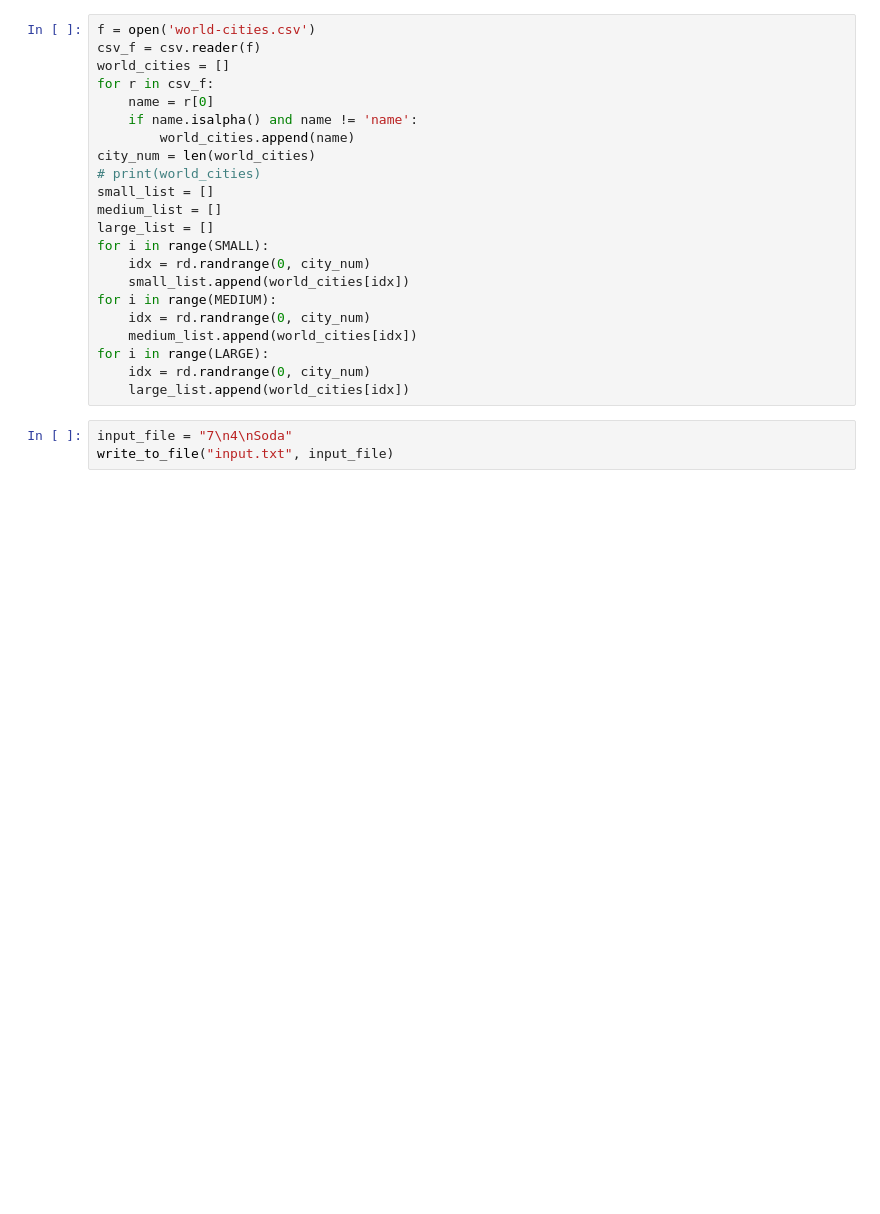
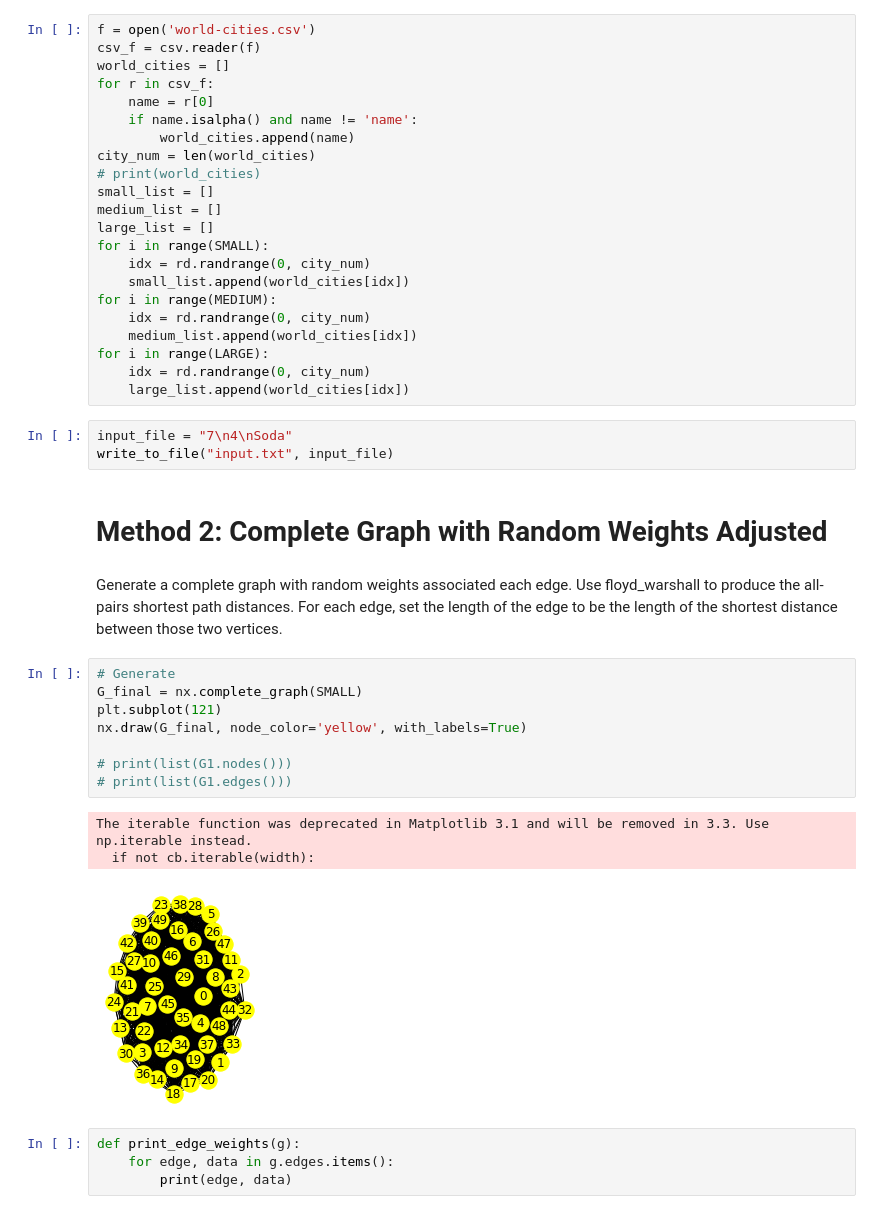
Before and after one commit to radarlwd/project-fa19, a Jupyter notebook: notebooks-son.ipynb, the cells around one changed output. Saved outputs shown, nothing was run; the diff lists cells and outputs as text; blank space fills up the shorter version.

Commit message:
added method two for generating graph

```diff
--- a/notebooks-son.ipynb
+++ b/notebooks-son.ipynb
@@ -169,3 +177,24 @@ for i in range(LARGE):
 # %%
 input_file = "7\n4\nSoda"
 write_to_file("input.txt", input_file)
+# %% [markdown]
+# Method 2: Complete Graph with Random Weights Adjusted
+# %% [markdown]
+Generate a complete graph with random weights associated each edge. Use floyd_warshall to produce the
+all-pairs shortest path distances. For each edge, set the length of the edge to be the length of the shortest distance between those two vertices.
+# %%
+# Generate
+G_final = nx.complete_graph(SMALL)
+plt.subplot(121)
+nx.draw(G_final, node_color='yellow', with_labels=True)
+
+# print(list(G1.nodes()))
+# print(list(G1.edges()))
+# %% [output]
+The iterable function was deprecated in Matplotlib 3.1 and will be removed in 3.3. Use np.iterable instead.
+  if not cb.iterable(width):
+[figure, added]
+# %%
+def print_edge_weights(g):
+    for edge, data in g.edges.items():
+        print(edge, data)
```
Also changed, not shown: parts of 12 cells of this notebook.
